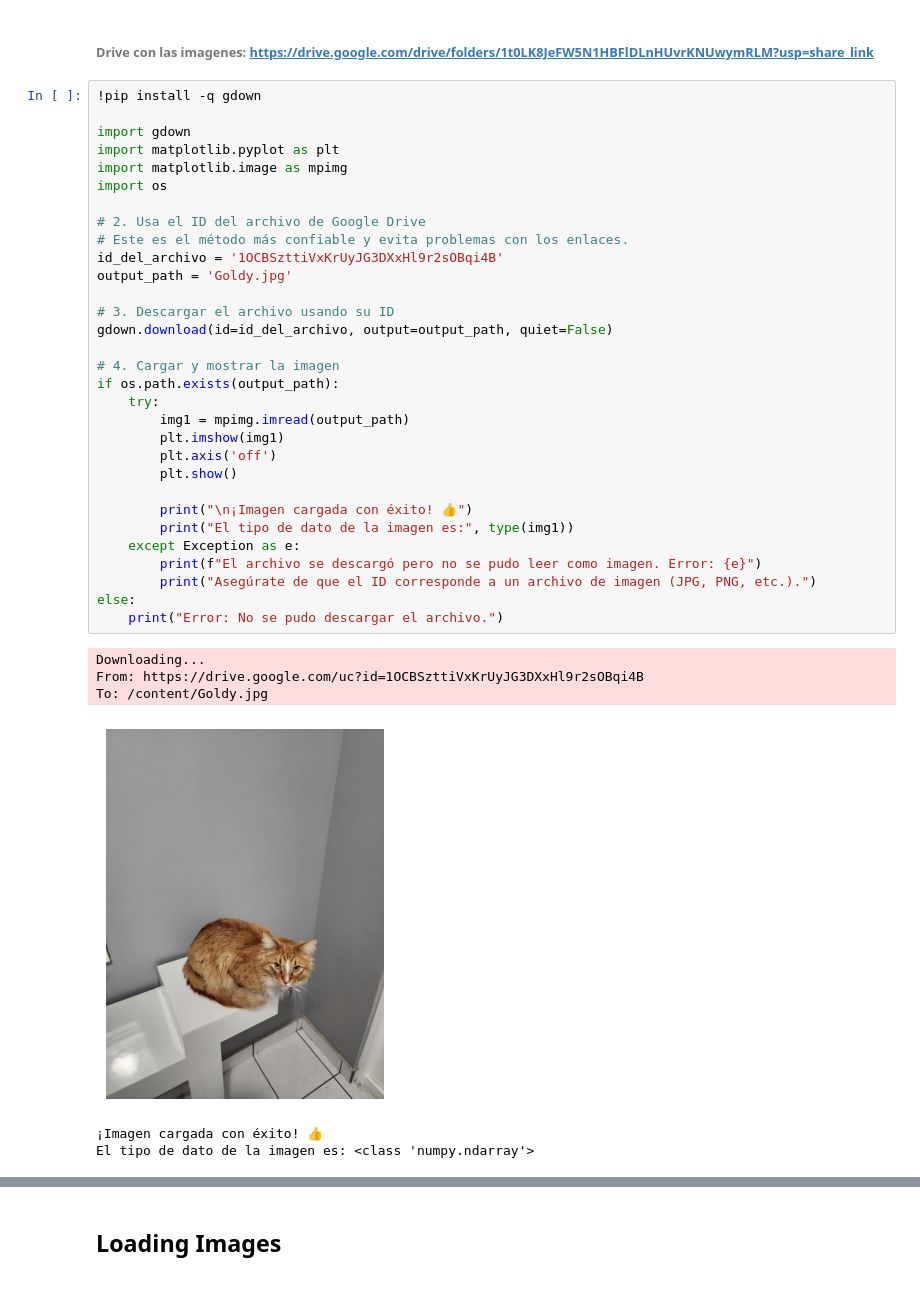
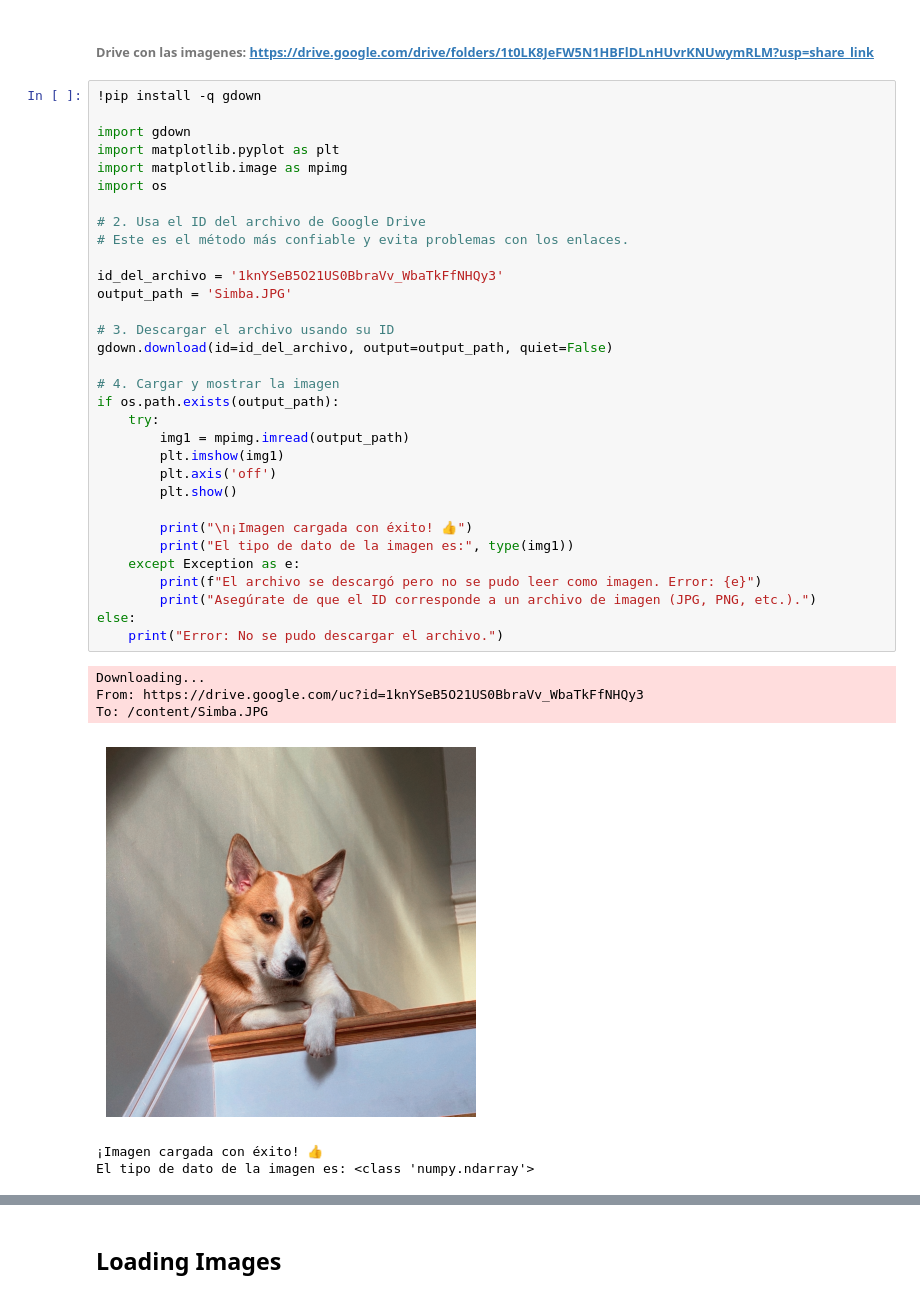
Before and after one commit to jrebull/Vision, a Jupyter notebook: Violinistas_2_2_Simple_ImgProcessing.ipynb, the cells around one changed output, grey strips where cells are left out. Drawn from its saved outputs; the diff is of its cells as text.

```diff
--- a/Violinistas_2_2_Simple_ImgProcessing.ipynb
+++ b/Violinistas_2_2_Simple_ImgProcessing.ipynb
@@ -177,37 +177,38 @@ import cv2
 !pip install -q gdown
 
 import gdown
 import matplotlib.pyplot as plt
 import matplotlib.image as mpimg
 import os
 
 # 2. Usa el ID del archivo de Google Drive
 # Este es el método más confiable y evita problemas con los enlaces.
-id_del_archivo = '1OCBSzttiVxKrUyJG3DXxHl9r2sOBqi4B'
-output_path = 'Goldy.jpg'
+
+id_del_archivo = '1knYSeB5O21US0BbraVv_WbaTkFfNHQy3'
+output_path = 'Simba.JPG'
 
 # 3. Descargar el archivo usando su ID
 gdown.download(id=id_del_archivo, output=output_path, quiet=False)
 
 # 4. Cargar y mostrar la imagen
 if os.path.exists(output_path):
     try:
         img1 = mpimg.imread(output_path)
         plt.imshow(img1)
         plt.axis('off')
         plt.show()
 
         print("\n¡Imagen cargada con éxito! 👍")
         print("El tipo de dato de la imagen es:", type(img1))
     except Exception as e:
         print(f"El archivo se descargó pero no se pudo leer como imagen. Error: {e}")
         print("Asegúrate de que el ID corresponde a un archivo de imagen (JPG, PNG, etc.).")
 else:
     print("Error: No se pudo descargar el archivo.")
 # %% [output]
 Downloading...
-From: https://drive.google.com/uc?id=1OCBSzttiVxKrUyJG3DXxHl9r2sOBqi4B
-To: /content/Goldy.jpg
+From: https://drive.google.com/uc?id=1knYSeB5O21US0BbraVv_WbaTkFfNHQy3
+To: /content/Simba.JPG
-[figure, old version]
+[figure, new version]
 ¡Imagen cargada con éxito! 👍
 El tipo de dato de la imagen es: <class 'numpy.ndarray'>
```
Also changed, not shown: parts of 15 cells of this notebook.
